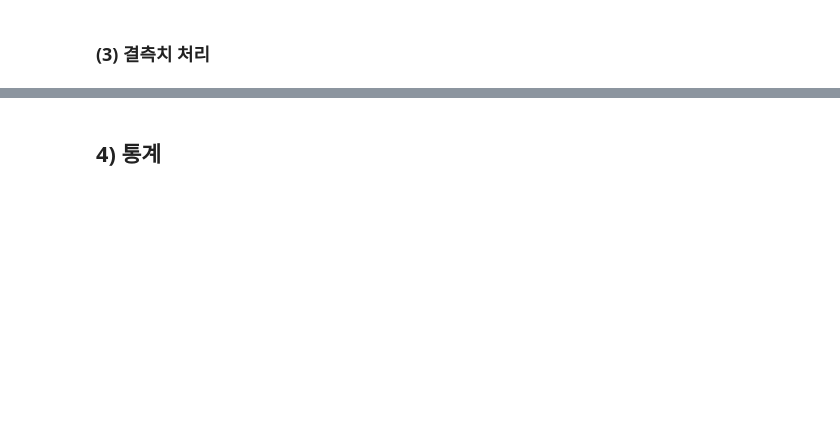
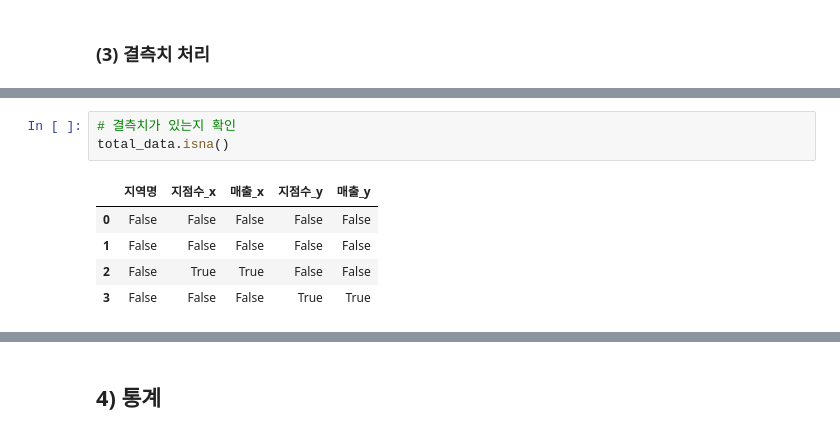
Before and after one commit to yojeongyujeong/yogurtyojung, a Jupyter notebook: 04_판다스_blank.ipynb, the cells around one changed output, grey strips where cells are left out. Drawn from its saved outputs; the diff is of its cells as text; blank space fills up the shorter version.

```diff
--- a/04_판다스_blank.ipynb
+++ b/04_판다스_blank.ipynb
@@ -547,0 +733,9 @@ data1.
+# %%
+# 결측치가 있는지 확인
+total_data.isna()
+# %% [output]
+|  | 지역명 | 지점수_x | 매출_x | 지점수_y | 매출_y |
+| 0 | False | False | False | False | False |
+| 1 | False | False | False | False | False |
+| 2 | False | True | True | False | False |
+| 3 | False | False | False | True | True |
```
Also changed, not shown: parts of 33 cells of this notebook, 1 other file.
